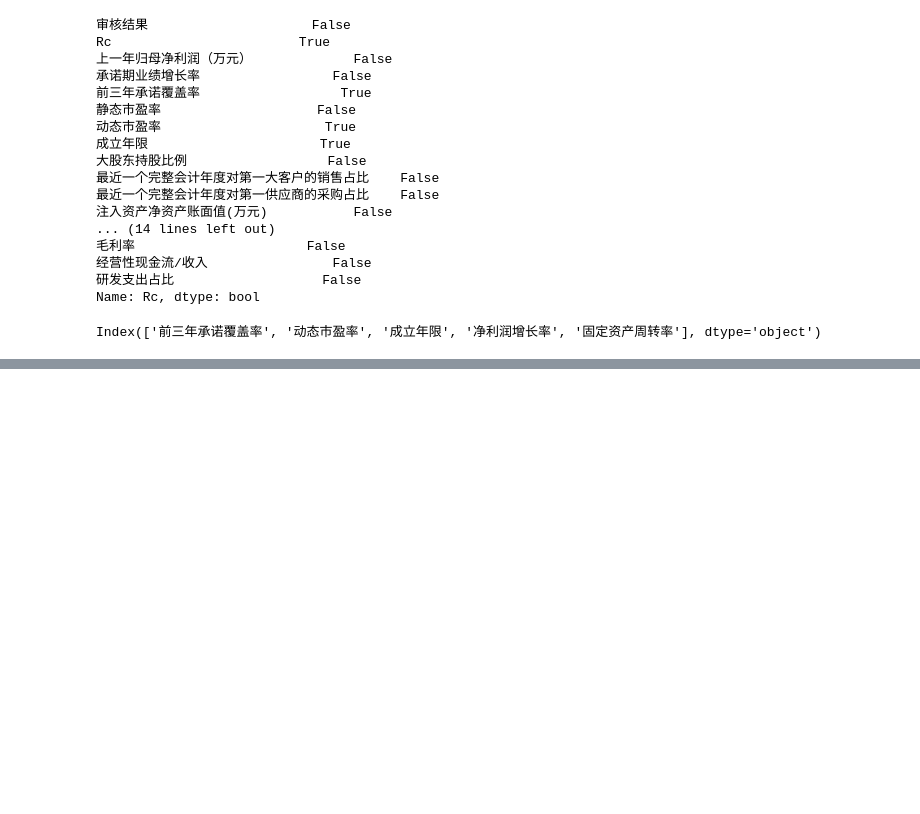
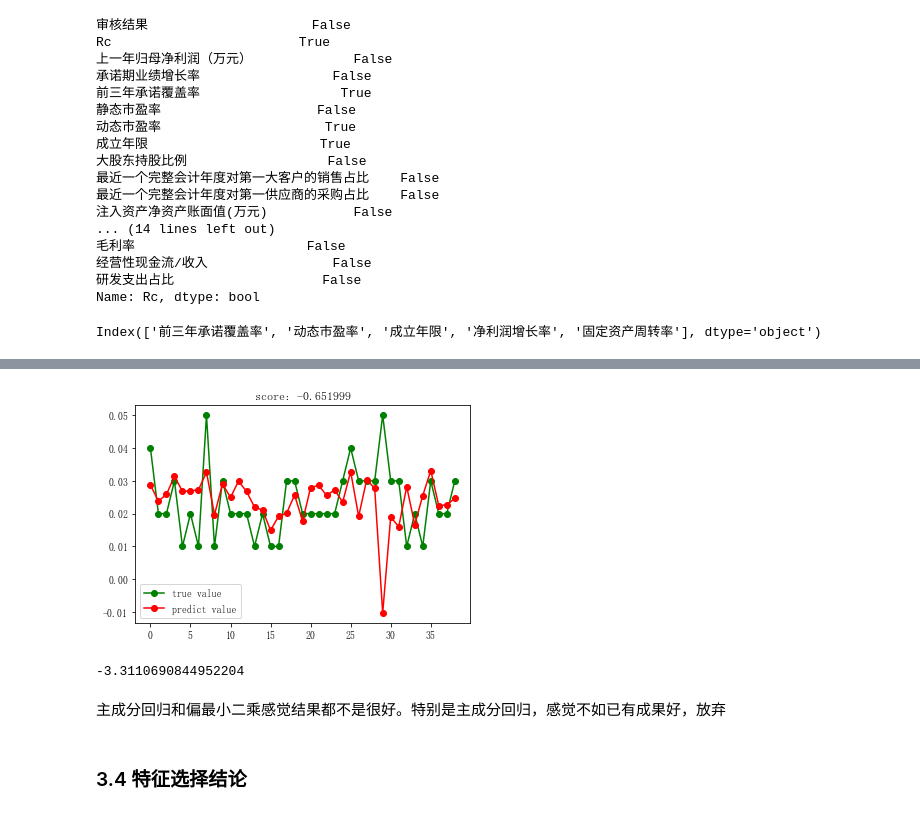
Before and after one commit to ZhengyiWang/Unique-Risk, a Jupyter notebook: 特有风险.ipynb, the cells around one changed output, grey strips where cells are left out. Drawn from its saved outputs; the diff is of its cells as text; code cells hidden in the pictures; blank space fills up the shorter version.

```diff
--- a/特有风险.ipynb
+++ b/特有风险.ipynb
@@ -331,0 +1283,23 @@ Index(['前三年承诺覆盖率', '动态市盈率', '成立年限', '净利润
+# %%
+# Partial Least Squares
+from sklearn.cross_decomposition import PLSRegression
+pls_model_setup = PLSRegression(scale=True)
+param_grid = {'n_components': range(1, 14)}
+search = GridSearchCV(pls_model_setup, param_grid,scoring='r2',cv=5)
+search.fit(train_X, train_y)
+search.best_params_
+best_model=search.best_estimator_
+# %%
+try_different_method(best_model)
+# %% [output]
+[figure, added]
+# %%
+score=[]
+score=cross_val_score(best_model,data,target,cv=5,scoring='r2')
+score.mean()
+# %% [output]
+-3.3110690844952204
+# %% [markdown]
+主成分回归和偏最小二乘感觉结果都不是很好。特别是主成分回归，感觉不如已有成果好，放弃
+# %% [markdown]
+### 3.4 特征选择结论
```
Also changed, not shown: parts of 131 cells of this notebook.
